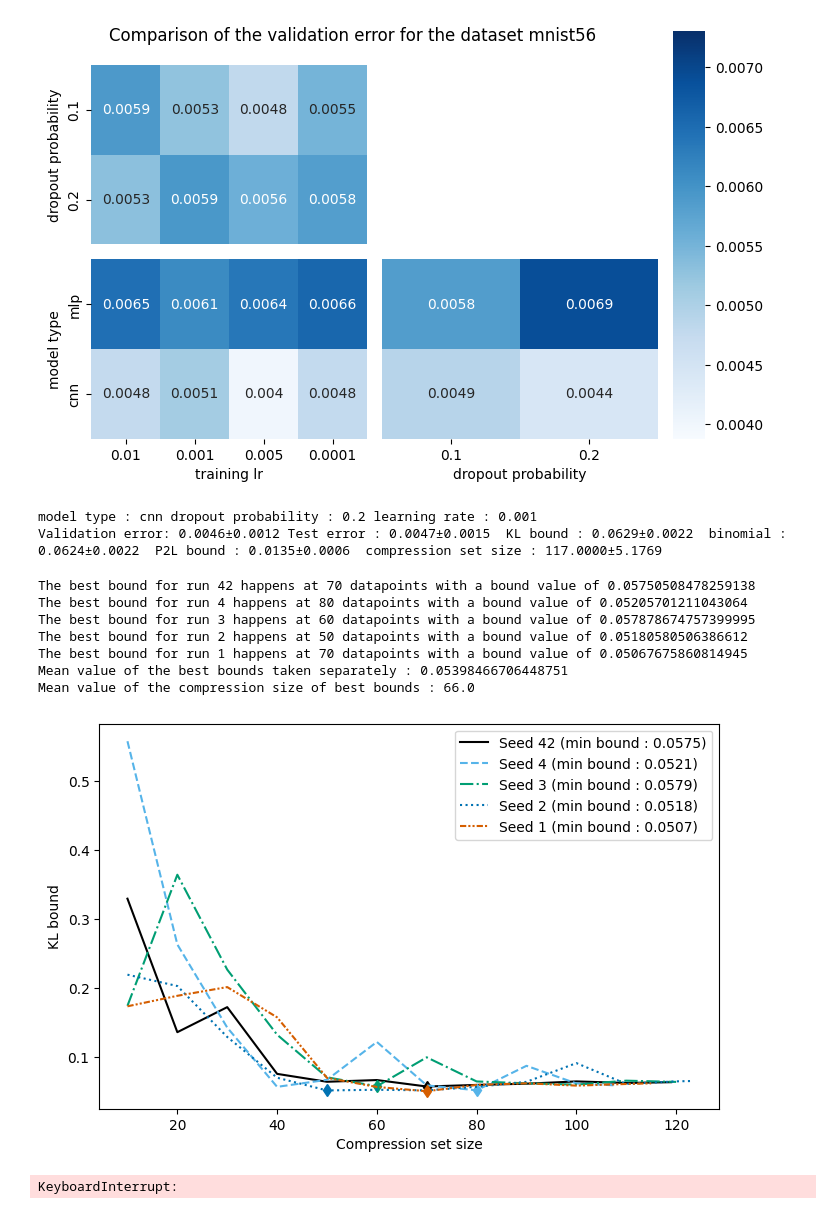
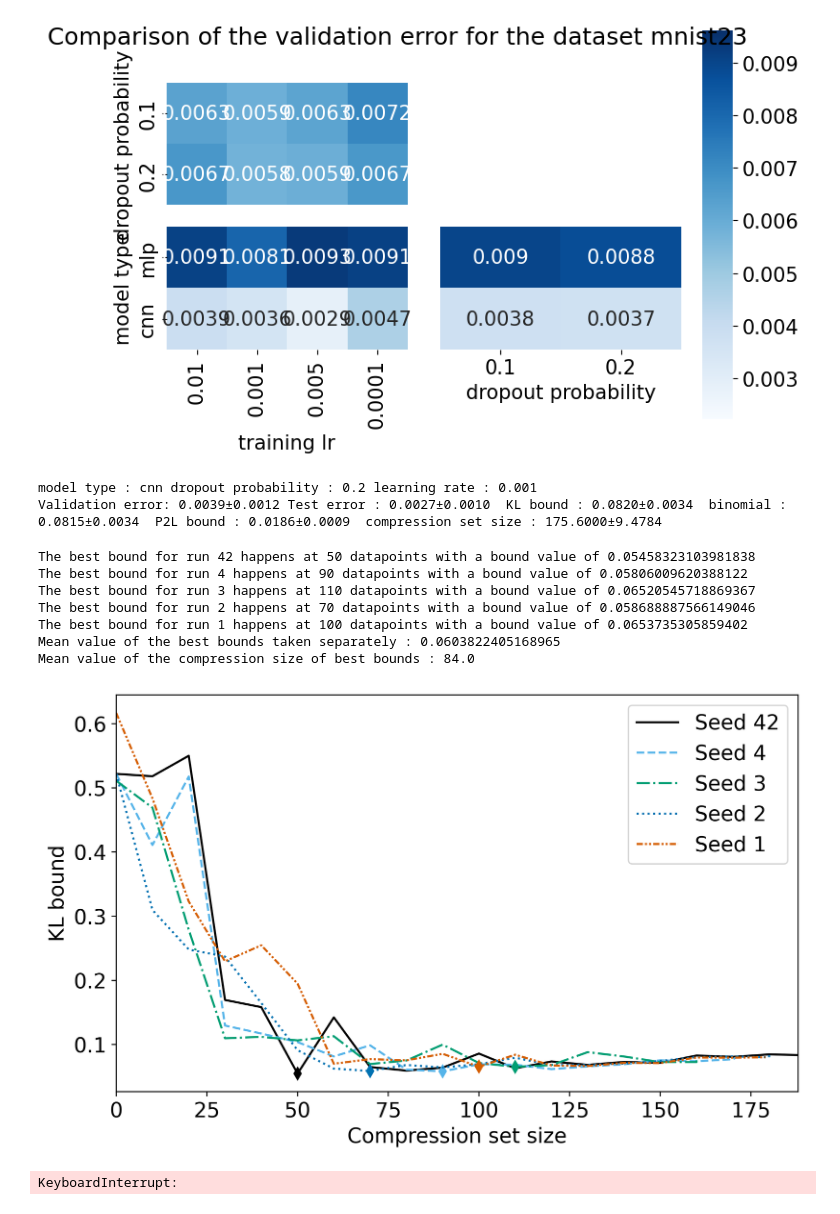
Before and after one commit to GRAAL-Research/pick-to-learn, a Jupyter notebook: results_binary_mnist.ipynb, the cells around one changed output. Drawn from its saved outputs; the diff is of its cells as text; code cells hidden in the pictures.

Commit message:
add new figures notebook

```diff
--- a/results_binary_mnist.ipynb
+++ b/results_binary_mnist.ipynb
@@ -11,8 +11,8 @@ from copy import deepcopy
 dataset = "mnist"
 #[0, 1, 2, 4, 5, -1]
 #[8, 7, 3, 9, 6, -1]
-first_class = 5
-second_class = 6
+first_class = 2
+second_class = 3
 sweep_config = "default"
 values_to_fetch = ['kl_bound', 'binomial_approximation_shah', 'p2l_bound', 'compression_set_size', 'validation_error', 'test_error']
 # %%
@@ -146,7 +146,7 @@ fig.tight_layout()
 
 plt.savefig(f"./results/binary_mnist/{dataset}_{first_class}_{second_class}_{values_to_fetch[index]}_heatmaps.jpg",bbox_inches='tight')
 # %% [output]
-[figure, old version]
+[figure, new version]
 # %%
 val_of_interest = "p2l_bound"
 wanted_model_type = "cnn"
@@ -167,14 +167,14 @@ print(f"Validation error: {best_val_arr['validation_error']:.4f}±{std_val_arr['
       f'compression set size : {best_val_arr['compression_set_size']:.4f}±{std_val_arr['compression_set_size']:.4f} ')
 # %% [output]
 model type : cnn dropout probability : 0.2 learning rate : 0.001
-Validation error: 0.0046±0.0012 Test error : 0.0047±0.0015  KL bound : 0.0629±0.0022  binomial : 0.0624±0.0022  P2L bound : 0.0135±0.0006  compression set size : 117.0000±5.1769
+Validation error: 0.0039±0.0012 Test error : 0.0027±0.0010  KL bound : 0.0820±0.0034  binomial : 0.0815±0.0034  P2L bound : 0.0186±0.0009  compression set size : 175.6000±9.4784
 # %%
 from bounds.real_valued_bounds import compute_epsilon, kl_bound
 
 linestyles = ['-', '--', '-.', ':', (0, (3, 1, 1, 1, 1, 1))]
 colors = ["#000000", "#56B4E9", "#009E73", "#0072B2", "#D55E00"]
 
-plt.figure(figsize=(8,5))
+plt.figure(figsize=(8,5),dpi=400)
 run_list = []
 
 for run in runs:
@@ -184,53 +184,75 @@ for run in runs:
                 run_list.append(run)
 
 all_seeds_bounds = []
-max_length_run = 0
-max_comp_sizes = []
+max_comp_sizes = 0
 counter = 0
 best_comp_set_size = []
 for run in run_list:
     history = run.scan_history(keys=["complement_error"])
     losses = [row["complement_error"] for row in history]
     val_sizes = run.config['data_groupsize'] * run.config['log_iterations']
-    compression_sizes = np.array(list(range(1,len(losses)))) * val_sizes
+    # compression_sizes = np.array(list(range(1,len(losses)))) * val_sizes
+    compression_sizes = np.array(list(range(0,len(losses)))) * val_sizes
     compression_sizes = np.append(compression_sizes, run.summary['compression_set_size'])
 
-    if compression_sizes.shape[0] > max_length_run:
-        max_length_run = compression_sizes.shape[0]
-        max_comp_sizes = compression_sizes
+    if compression_sizes.max() > max_comp_sizes:
+        max_comp_sizes = compression_sizes.max()
 
     bound_list = []
     for idx in range(len(losses)):
         epsilon = compute_epsilon(compression_sizes[idx], 1, run.summary['train_set_size'], run.config['delta'])
         bound = kl_bound(compression_sizes[idx], run.summary['train_set_size'], float(losses[idx]), epsilon)
         bound_list.append(bound)
+
+    if dataset + str(first_class) + str(second_class) == "mnist08":
+        val_to_add = [0.5221730666235089, 0.5221730666235089, 0.5172915806790146, 0.5305361625840044, 0.5045037777077217][hps['seed'].index(run.config['seed'])]
+        bound_list = [val_to_add] +  bound_list
+    elif dataset + str(first_class) + str(second_class) == "mnist17":
+        val_to_add = [0.5211469745263457, 0.5211469745263457, 0.5211469745263457, 0.5042897517783912, 0.5211469745263457][hps['seed'].index(run.config['seed'])]
+        bound_list = [val_to_add] +  bound_list
+    elif dataset + str(first_class) + str(second_class) == "mnist23":
+        val_to_add = [0.6168213266023356, 0.5219418201057787, 0.5112311835350163, 0.5219418201057787, 0.5219418201057787][hps['seed'].index(run.config['seed'])]
+        bound_list = [val_to_add] +  bound_list
+    elif dataset + str(first_class) + str(second_class) == "mnist49":
+        val_to_add = [0.5221581561490893, 0.5221581561490893,0.5221581561490893,0.5221581561490893,  0.5221581561490893][hps['seed'].index(run.config['seed'])]
+        bound_list = [val_to_add] +  bound_list
+    elif dataset + str(first_class) + str(second_class) == "mnist56":
+        val_to_add = [0.5225730342790484, 0.5598629093475724, 0.5225730342790484, 0.5218771218723198, 0.5225730342790484][hps['seed'].index(run.config['seed'])]
+        bound_list = [val_to_add] +  bound_list
+
+
     plt.plot(compression_sizes, bound_list,'d',
              markevery=[np.array(bound_list).argmin()],
              linestyle=linestyles[counter], #ms=8, #mew=1.2,
              color=colors[counter],
-             label=f"Seed {run.config['seed']} (min bound : {min(bound_list):.4f})")
+             # label=f"Seed {run.config['seed']} (min bound : {min(bound_list):.4f})"
+             label=f"Seed {run.config['seed']}"
+            )
     best_idx = np.array(bound_list).argmin()
     best_comp_set_size.append(compression_sizes[best_idx])
     print(f"The best bound for run {run.config['seed']} happens at {compression_sizes[best_idx]} datapoints with a bound value of {bound_list[best_idx]}")
     all_seeds_bounds.append(bound_list)
     counter += 1
 
 plt.xlabel("Compression set size")
 plt.ylabel("KL bound")
+plt.xlim(0, max_comp_sizes)
 print(f"Mean value of the best bounds taken separately : {sum([min(l) for l in all_seeds_bounds])/5}")
 print(f"Mean value of the compression size of best bounds : {sum(best_comp_set_size)/5}")
 plt.legend(markerscale=0)
+plt.rcParams.update({'font.size': 15})
 # plt.title(f"Comparison of the behavior of the bound on {dataset + str(first_class) + str(second_class)}")
+plt.tight_layout()
 plt.savefig(f"./results/binary_mnist/{dataset}_{first_class}_{second_class}_min_bound_comparison.jpg")
 # %% [output]
-The best bound for run 42 happens at 70 datapoints with a bound value of 0.05750508478259138
-The best bound for run 4 happens at 80 datapoints with a bound value of 0.05205701211043064
-The best bound for run 3 happens at 60 datapoints with a bound value of 0.057878674757399995
-The best bound for run 2 happens at 50 datapoints with a bound value of 0.05180580506386612
-The best bound for run 1 happens at 70 datapoints with a bound value of 0.05067675860814945
-Mean value of the best bounds taken separately : 0.05398466706448751
-Mean value of the compression size of best bounds : 66.0
+The best bound for run 42 happens at 50 datapoints with a bound value of 0.05458323103981838
+The best bound for run 4 happens at 90 datapoints with a bound value of 0.05806009620388122
+The best bound for run 3 happens at 110 datapoints with a bound value of 0.06520545718869367
+The best bound for run 2 happens at 70 datapoints with a bound value of 0.058688887566149046
+The best bound for run 1 happens at 100 datapoints with a bound value of 0.0653735305859402
+Mean value of the best bounds taken separately : 0.0603822405168965
+Mean value of the compression size of best bounds : 84.0
-[figure, old version]
+[figure, new version]
 # %%
 from bounds.classical_bounds import binomial_approximation
 from bounds.bound_utils import zeta, log_binomial_coefficient
```
Also changed, not shown: parts of 2 cells of this notebook, 5 other files.
